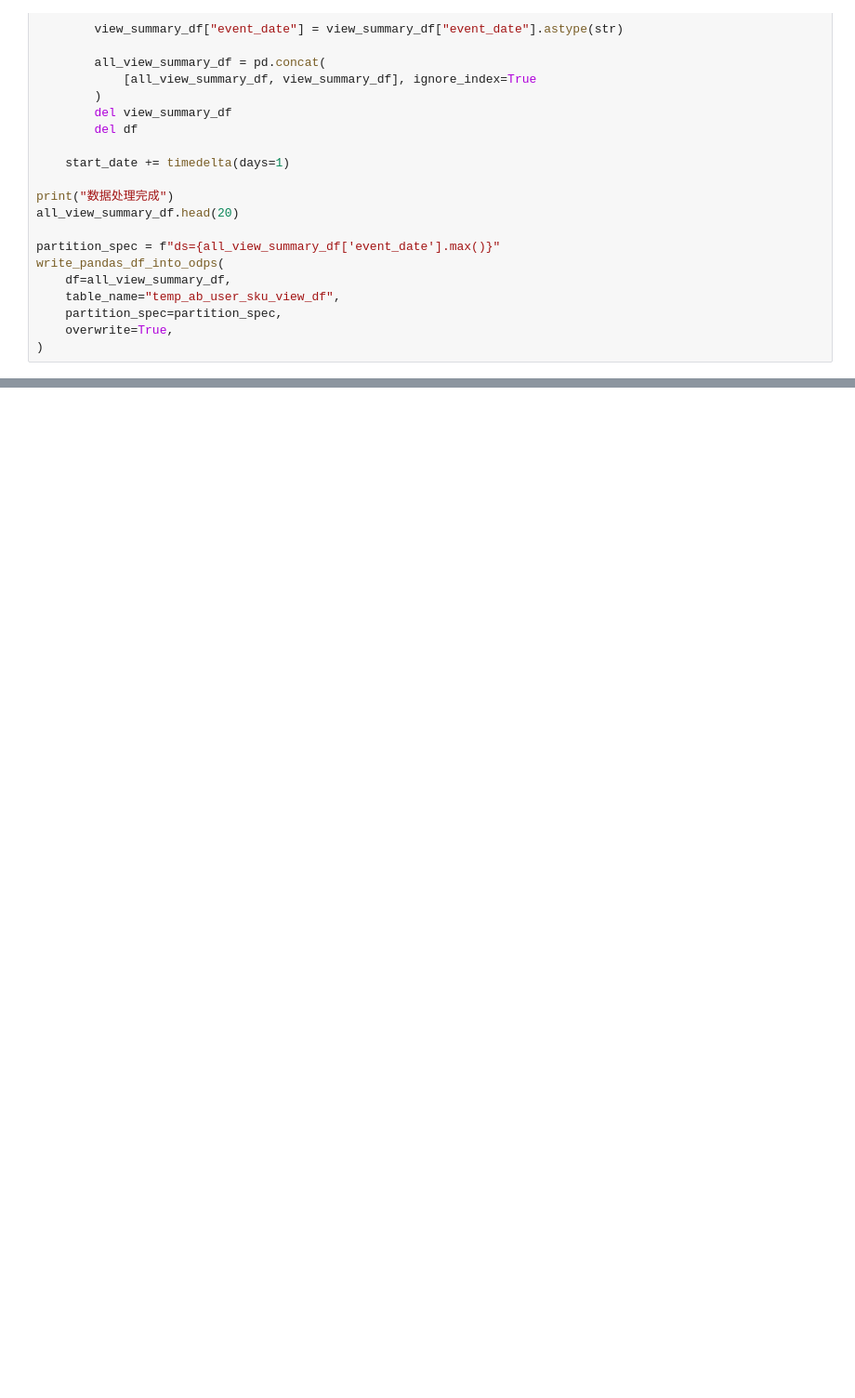
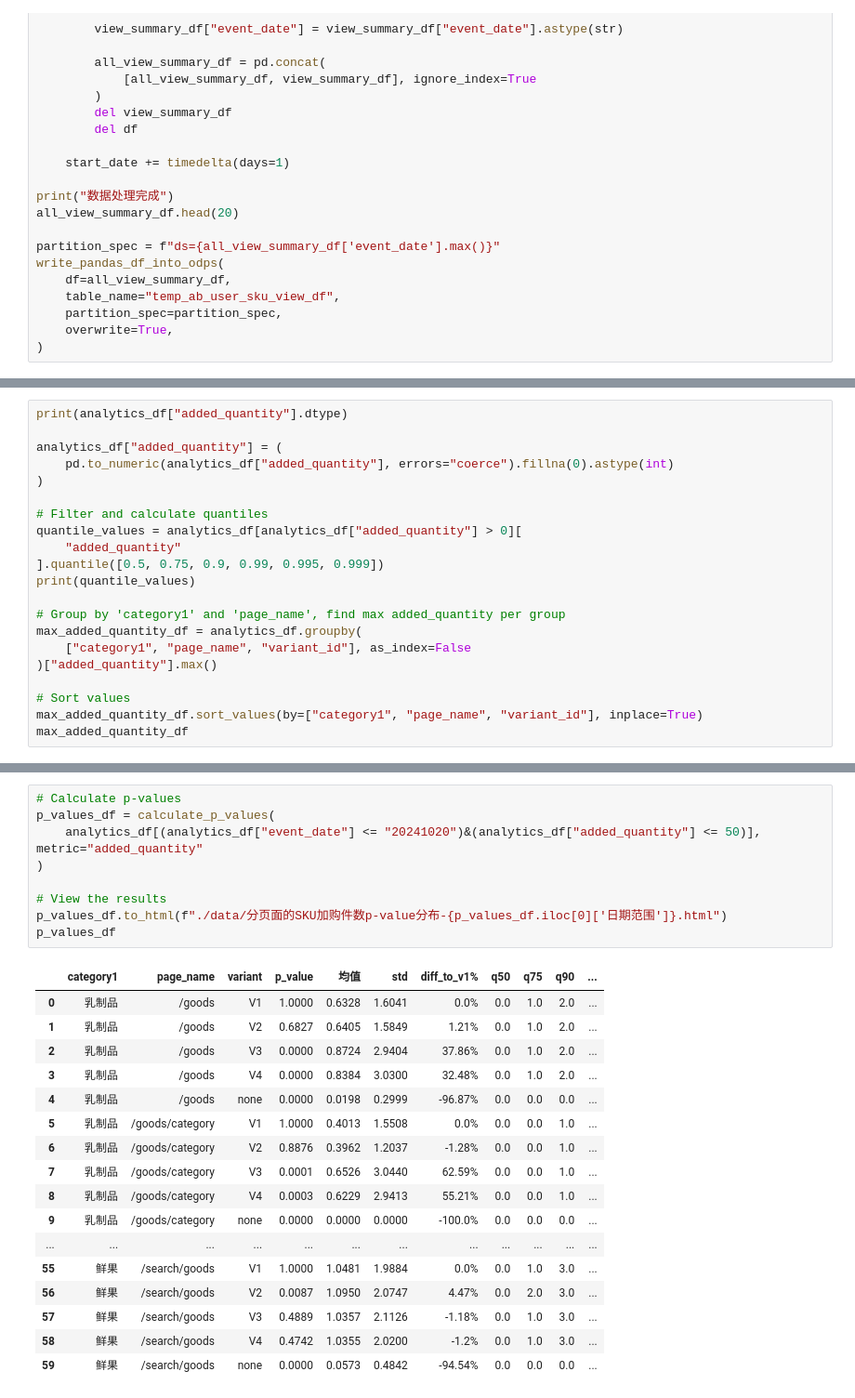
Before and after one commit to chrisptang/aliyun-devops, a Jupyter notebook: AB实验全量后数据分析.ipynb, the cells around one changed output, grey strips where cells are left out. Shown: that part at 93% size. Cells and saved outputs as stored; diff of their text form; blank space fills up the shorter version.

```diff
--- a/AB实验全量后数据分析.ipynb
+++ b/AB实验全量后数据分析.ipynb
@@ -626,0 +322,21 @@ for variant in range(1, 5):
+# %%
+print(analytics_df["added_quantity"].dtype)
+
+analytics_df["added_quantity"] = (
+    pd.to_numeric(analytics_df["added_quantity"], errors="coerce").fillna(0).astype(int)
+)
+
+# Filter and calculate quantiles
+quantile_values = analytics_df[analytics_df["added_quantity"] > 0][
+    "added_quantity"
+].quantile([0.5, 0.75, 0.9, 0.99, 0.995, 0.999])
+print(quantile_values)
+
+# Group by 'category1' and 'page_name', find max added_quantity per group
+max_added_quantity_df = analytics_df.groupby(
+    ["category1", "page_name", "variant_id"], as_index=False
+)["added_quantity"].max()
+
+# Sort values
+max_added_quantity_df.sort_values(by=["category1", "page_name", "variant_id"], inplace=True)
+max_added_quantity_df
@@ -626,0 +465,27 @@ for variant in range(1, 5):
+# %%
+# Calculate p-values
+p_values_df = calculate_p_values(
+    analytics_df[(analytics_df["event_date"] <= "20241020")&(analytics_df["added_quantity"] <= 50)], metric="added_quantity"
+)
+
+# View the results
+p_values_df.to_html(f"./data/分页面的SKU加购件数p-value分布-{p_values_df.iloc[0]['日期范围']}.html")
+p_values_df
+# %% [output]
+|  | category1 | page_name | variant | p_value | 均值 | std | diff_to_v1% | q50 | q75 | q90 | ... |
+| 0 | 乳制品 | /goods | V1 | 1.0000 | 0.6328 | 1.6041 | 0.0% | 0.0 | 1.0 | 2.0 | ... |
+| 1 | 乳制品 | /goods | V2 | 0.6827 | 0.6405 | 1.5849 | 1.21% | 0.0 | 1.0 | 2.0 | ... |
+| 2 | 乳制品 | /goods | V3 | 0.0000 | 0.8724 | 2.9404 | 37.86% | 0.0 | 1.0 | 2.0 | ... |
+| 3 | 乳制品 | /goods | V4 | 0.0000 | 0.8384 | 3.0300 | 32.48% | 0.0 | 1.0 | 2.0 | ... |
+| 4 | 乳制品 | /goods | none | 0.0000 | 0.0198 | 0.2999 | -96.87% | 0.0 | 0.0 | 0.0 | ... |
+| 5 | 乳制品 | /goods/category | V1 | 1.0000 | 0.4013 | 1.5508 | 0.0% | 0.0 | 0.0 | 1.0 | ... |
+| 6 | 乳制品 | /goods/category | V2 | 0.8876 | 0.3962 | 1.2037 | -1.28% | 0.0 | 0.0 | 1.0 | ... |
+| 7 | 乳制品 | /goods/category | V3 | 0.0001 | 0.6526 | 3.0440 | 62.59% | 0.0 | 0.0 | 1.0 | ... |
+| 8 | 乳制品 | /goods/category | V4 | 0.0003 | 0.6229 | 2.9413 | 55.21% | 0.0 | 0.0 | 1.0 | ... |
+| 9 | 乳制品 | /goods/category | none | 0.0000 | 0.0000 | 0.0000 | -100.0% | 0.0 | 0.0 | 0.0 | ... |
+| ... | ... | ... | ... | ... | ... | ... | ... | ... | ... | ... | ... |
+| 55 | 鲜果 | /search/goods | V1 | 1.0000 | 1.0481 | 1.9884 | 0.0% | 0.0 | 1.0 | 3.0 | ... |
+| 56 | 鲜果 | /search/goods | V2 | 0.0087 | 1.0950 | 2.0747 | 4.47% | 0.0 | 2.0 | 3.0 | ... |
+| 57 | 鲜果 | /search/goods | V3 | 0.4889 | 1.0357 | 2.1126 | -1.18% | 0.0 | 1.0 | 3.0 | ... |
+| 58 | 鲜果 | /search/goods | V4 | 0.4742 | 1.0355 | 2.0200 | -1.2% | 0.0 | 1.0 | 3.0 | ... |
+| 59 | 鲜果 | /search/goods | none | 0.0000 | 0.0573 | 0.4842 | -94.54% | 0.0 | 0.0 | 0.0 | ... |
```
Also changed, not shown: parts of 24 cells of this notebook.
